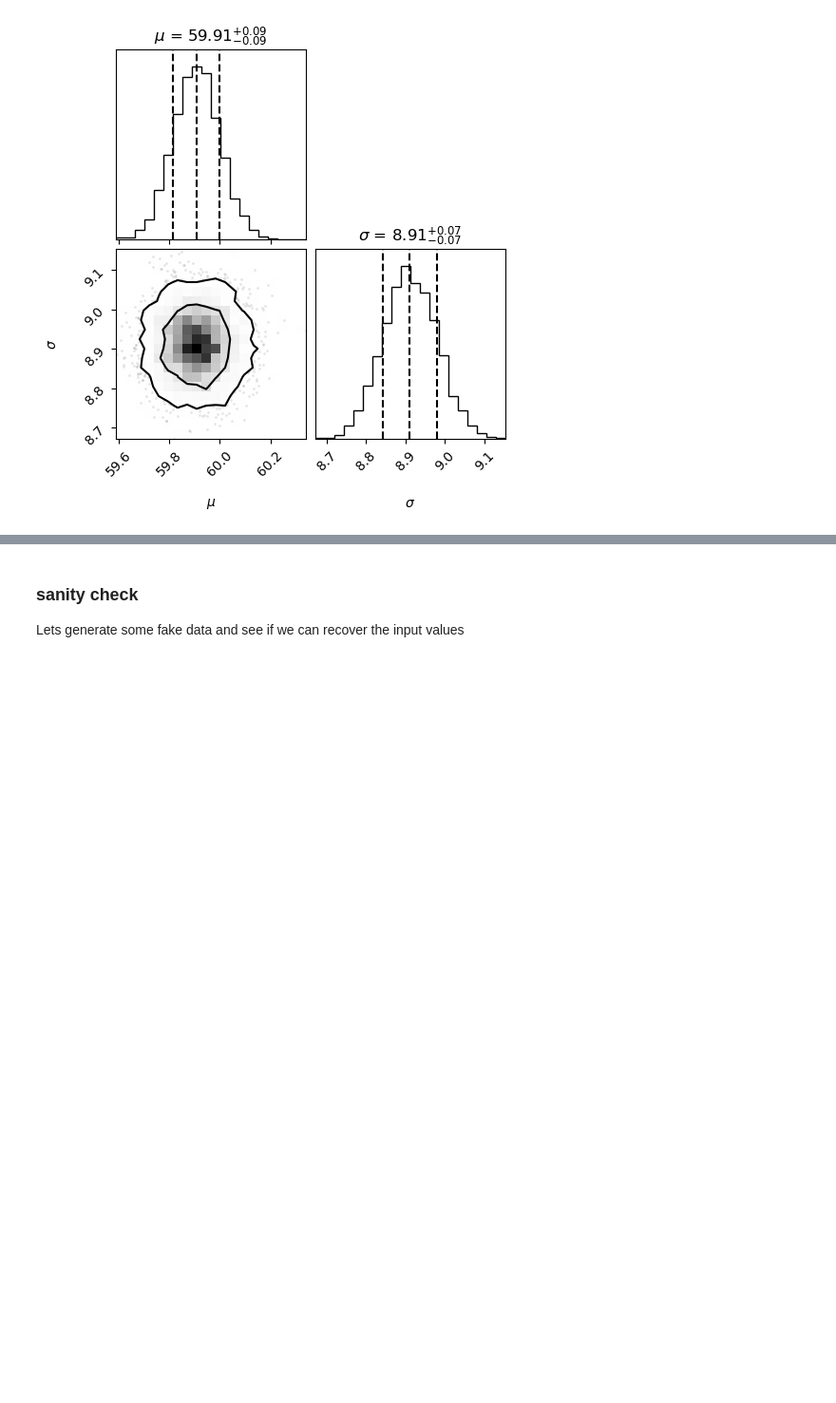
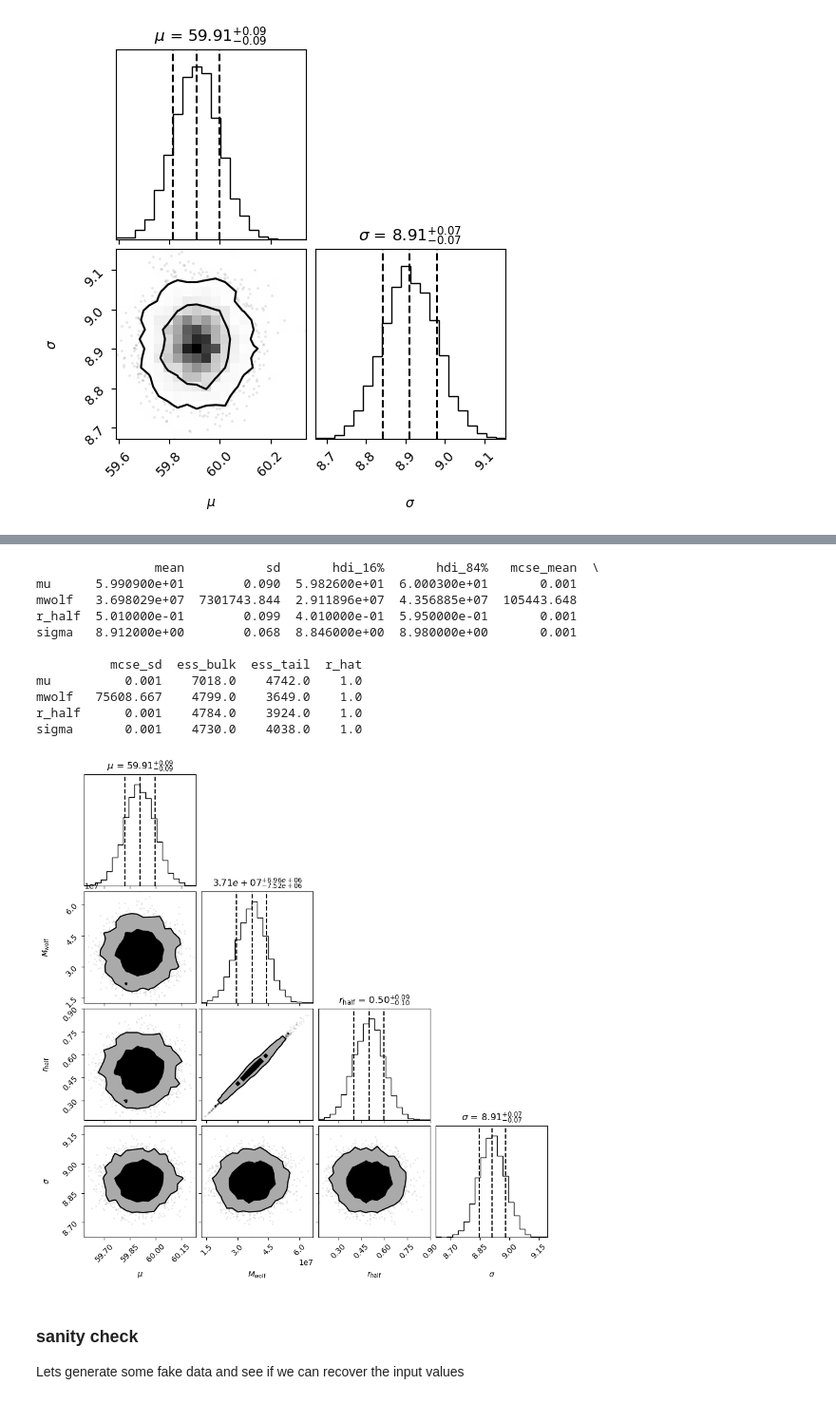
Before and after one commit to jguerra-astro/dynamicall, a Jupyter notebook: docs/notebooks/tutorial_data.ipynb, the cells around one changed output, grey strips where cells are left out. Shown: that part at 95% size. Saved outputs shown, nothing was run; the diff lists cells and outputs as text; code cells hidden in the pictures; blank space fills up the shorter version.

```diff
--- a/docs/notebooks/tutorial_data.ipynb
+++ b/docs/notebooks/tutorial_data.ipynb
@@ -150,3 +170,31 @@ median sigma: 8.911
+# %%
+rhalf = {
+    "dist": dist.Normal,
+    "params": {
+        "loc": 0.5,
+        "scale": 0.1,
+    },  # mean and std of the normal distribution in kpc
+}
+mcmc = Data.global_dispersion(
+    vlos,
+    dvlos,
+    plot=True,
+    priors=priors,
+    half_light=rhalf,
+)
+# %% [output]
+                mean           sd       hdi_16%       hdi_84%   mcse_mean  \
+mu      5.990900e+01        0.090  5.982600e+01  6.000300e+01       0.001
+mwolf   3.698029e+07  7301743.844  2.911896e+07  4.356885e+07  105443.648
+r_half  5.010000e-01        0.099  4.010000e-01  5.950000e-01       0.001
+sigma   8.912000e+00        0.068  8.846000e+00  8.980000e+00       0.001
+
+          mcse_sd  ess_bulk  ess_tail  r_hat
+mu          0.001    7018.0    4742.0    1.0
+mwolf   75608.667    4799.0    3649.0    1.0
+r_half      0.001    4784.0    3924.0    1.0
+sigma       0.001    4730.0    4038.0    1.0
+[figure, added]
 # %% [markdown]
 ### sanity check
 
```
Also changed, not shown: parts of 4 cells of this notebook, 1 other file.
